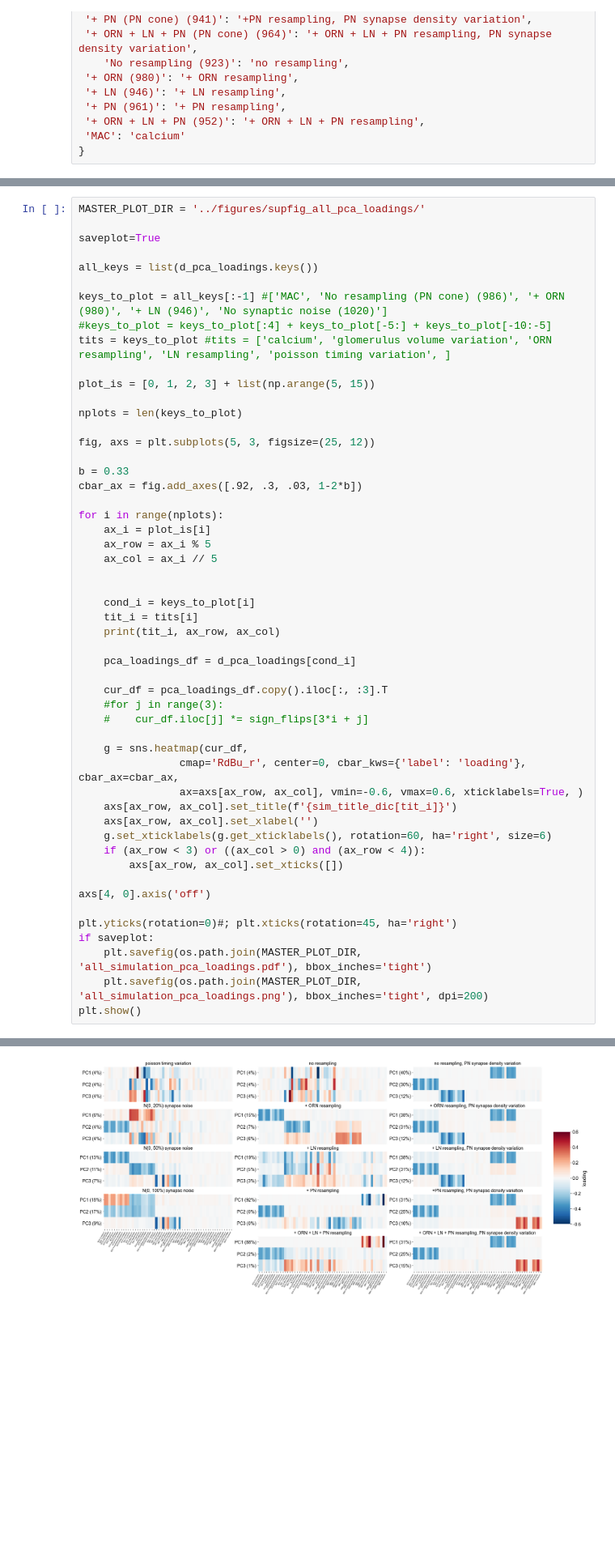
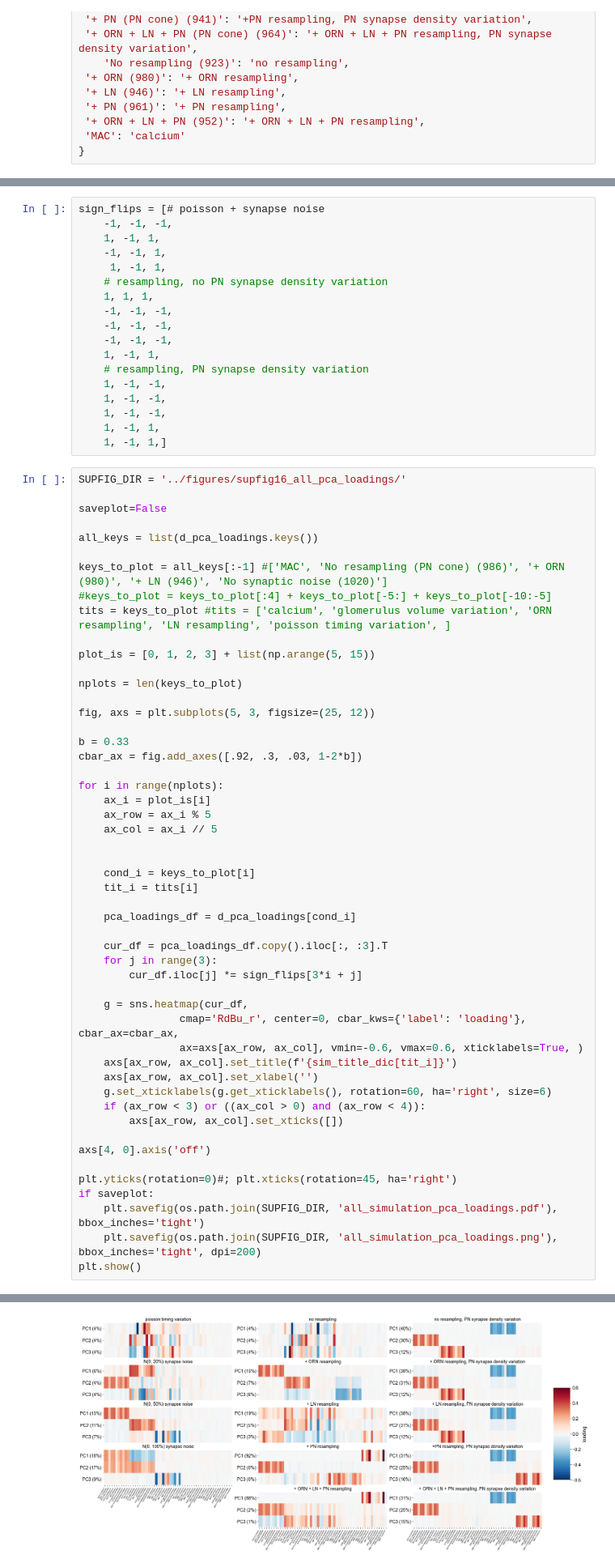
Before and after one commit to dlavrent/ALVariability, a Jupyter notebook: analysis/analyze_all_simulation_PCAs.ipynb, the cells around one changed output, grey strips where cells are left out. Shown at 81% size. Saved outputs shown, nothing was run; the diff lists cells and outputs as text; blank space fills up the shorter version.

```diff
--- a/analysis/analyze_all_simulation_PCAs.ipynb
+++ b/analysis/analyze_all_simulation_PCAs.ipynb
@@ -230,7 +218,25 @@ all_keys
+# %%
+sign_flips = [# poisson + synapse noise
+    -1, -1, -1,
+    1, -1, 1,
+    -1, -1, 1,
+     1, -1, 1,
+    # resampling, no PN synapse density variation
+    1, 1, 1,
+    -1, -1, -1,
+    -1, -1, -1,
+    -1, -1, -1,
+    1, -1, 1,
+    # resampling, PN synapse density variation
+    1, -1, -1,
+    1, -1, -1,
+    1, -1, -1,
+    1, -1, 1,
+    1, -1, 1,]
 # %%
-MASTER_PLOT_DIR = '../figures/supfig_all_pca_loadings/'
+SUPFIG_DIR = '../figures/supfig16_all_pca_loadings/'
 
-saveplot=True
+saveplot=False
 
 all_keys = list(d_pca_loadings.keys())
 
@@ -255,13 +261,12 @@ for i in range(nplots):
 
     cond_i = keys_to_plot[i]
     tit_i = tits[i]
-    print(tit_i, ax_row, ax_col)
 
     pca_loadings_df = d_pca_loadings[cond_i]
 
     cur_df = pca_loadings_df.copy().iloc[:, :3].T
-    #for j in range(3):
-    #    cur_df.iloc[j] *= sign_flips[3*i + j]
+    for j in range(3):
+        cur_df.iloc[j] *= sign_flips[3*i + j]
 
     g = sns.heatmap(cur_df,
                 cmap='RdBu_r', center=0, cbar_kws={'label': 'loading'}, cbar_ax=cbar_ax,
@@ -276,7 +281,7 @@ axs[4, 0].axis('off')
 
 plt.yticks(rotation=0)#; plt.xticks(rotation=45, ha='right')
 if saveplot:
-    plt.savefig(os.path.join(MASTER_PLOT_DIR, 'all_simulation_pca_loadings.pdf'), bbox_inches='tight')
-    plt.savefig(os.path.join(MASTER_PLOT_DIR, 'all_simulation_pca_loadings.png'), bbox_inches='tight', dpi=200)
+    plt.savefig(os.path.join(SUPFIG_DIR, 'all_simulation_pca_loadings.pdf'), bbox_inches='tight')
+    plt.savefig(os.path.join(SUPFIG_DIR, 'all_simulation_pca_loadings.png'), bbox_inches='tight', dpi=200)
 plt.show()
 # %% [output]
@@ -297 +288 @@ No resampling (PN cone) (986) 0 2
-[figure, old version]
+[figure, new version]
```
Also changed, not shown: parts of 31 cells of this notebook.
